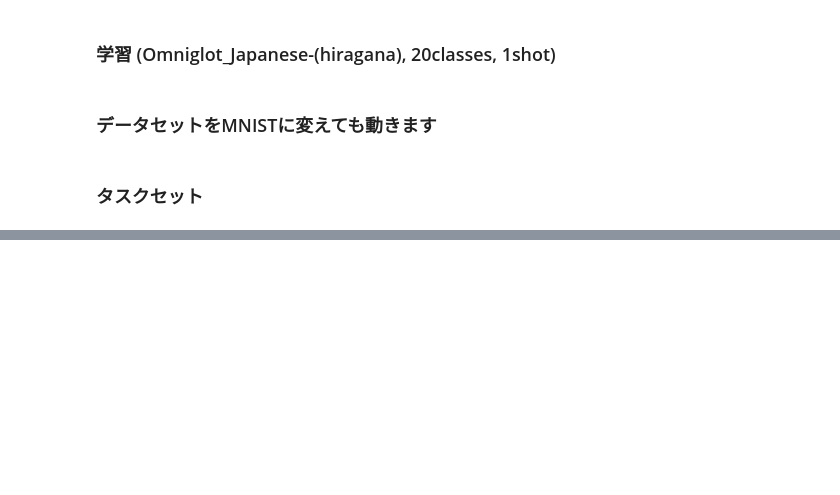
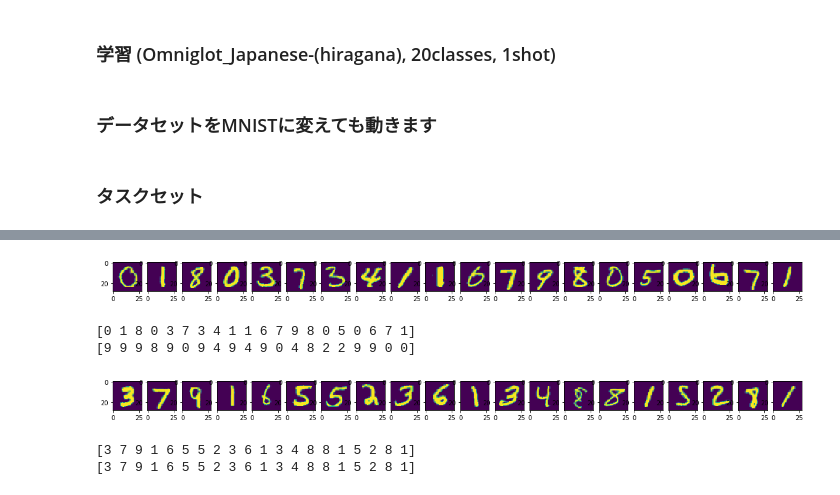
Before and after one commit to naruya/maml-pytorch, a Jupyter notebook: notebooks/omniglot_net.ipynb, the cells around one changed output, grey strips where cells are left out. Saved outputs shown, nothing was run; the diff lists cells and outputs as text; code cells hidden in the pictures; blank space fills up the shorter version.

```diff
--- a/notebooks/omniglot_net.ipynb
+++ b/notebooks/omniglot_net.ipynb
@@ -195,7 +194,7 @@ test_loader = DataLoader(
                    ])),
     batch_size=batch_size, shuffle=True)
 
-model = OmniglotNet().to(device)
+model = OmniglotNet(n_class=10).to(device)
 optimizer = optim.SGD(model.parameters(), lr=lr, momentum=momentum)
 
 with tqdm(range(1, epochs + 1)) as _tqdm:
@@ -301,0 +353,20 @@ tensor([ 9, 10, 16, 13,  8,  2, 15,  1,  4,  6, 19,  0, 11, 14, 12,  5,  7, 18,
+# %%
+faster_model = OmniglotNet(n_class=10).to(device)
+faster_optimizer = optim.SGD(faster_model.parameters(), lr=lr, momentum=momentum)
+# %%
+for batch_i, (images, labels) in enumerate(test_loader):
+    plt.figure(figsize=(20,1))
+    for i, image in enumerate(images):
+        plt.subplot(1, len(images),i+1)
+        plt.imshow(image[0])
+    plt.show()
+    print(labels.detach().numpy())
+    y_pred = faster_model(images.to(device))
+    y_pred = np.argmax(y_pred.cpu().detach().numpy(), 1)
+    print(y_pred)
+    if batch_i==0:
+        break
+# %% [output]
+[figure, added]
+[0 1 8 0 3 7 3 4 1 1 6 7 9 8 0 5 0 6 7 1]
+[9 9 9 8 9 0 9 4 9 4 9 0 4 8 2 2 9 9 0 0]
@@ -301,0 +375,17 @@ tensor([ 9, 10, 16, 13,  8,  2, 15,  1,  4,  6, 19,  0, 11, 14, 12,  5,  7, 18,
+# %%
+for batch_i, (images, labels) in enumerate(test_loader):
+    plt.figure(figsize=(20,1))
+    for i, image in enumerate(images):
+        plt.subplot(1, len(images),i+1)
+        plt.imshow(image[0])
+    plt.show()
+    print(labels.detach().numpy())
+    y_pred = faster_model(images.to(device))
+    y_pred = np.argmax(y_pred.cpu().detach().numpy(), 1)
+    print(y_pred)
+    if batch_i==0:
+        break
+# %% [output]
+[figure, added]
+[3 7 9 1 6 5 5 2 3 6 1 3 4 8 8 1 5 2 8 1]
+[3 7 9 1 6 5 5 2 3 6 1 3 4 8 8 1 5 2 8 1]
```
Also changed, not shown: parts of 10 cells of this notebook.
